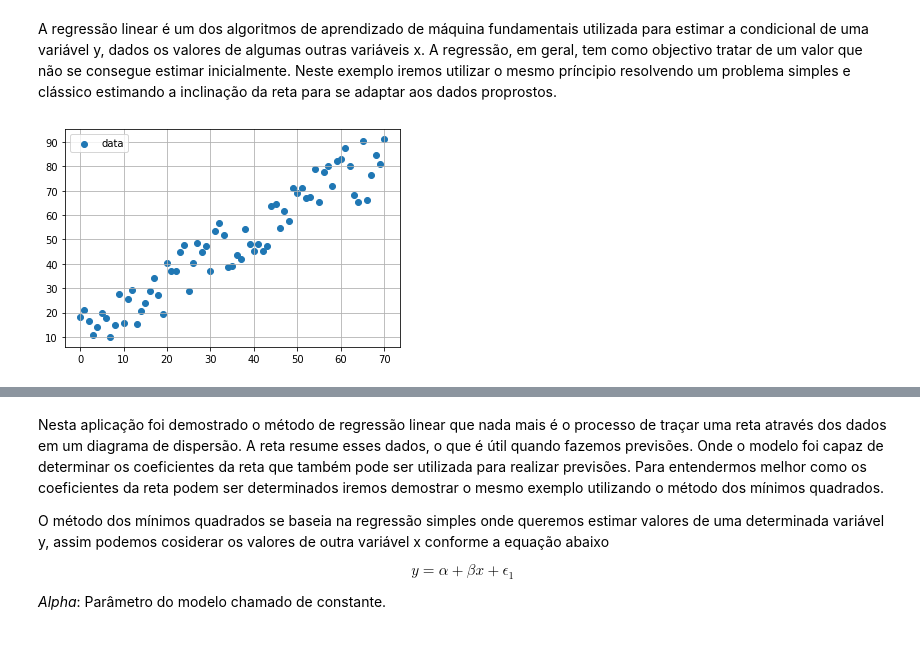
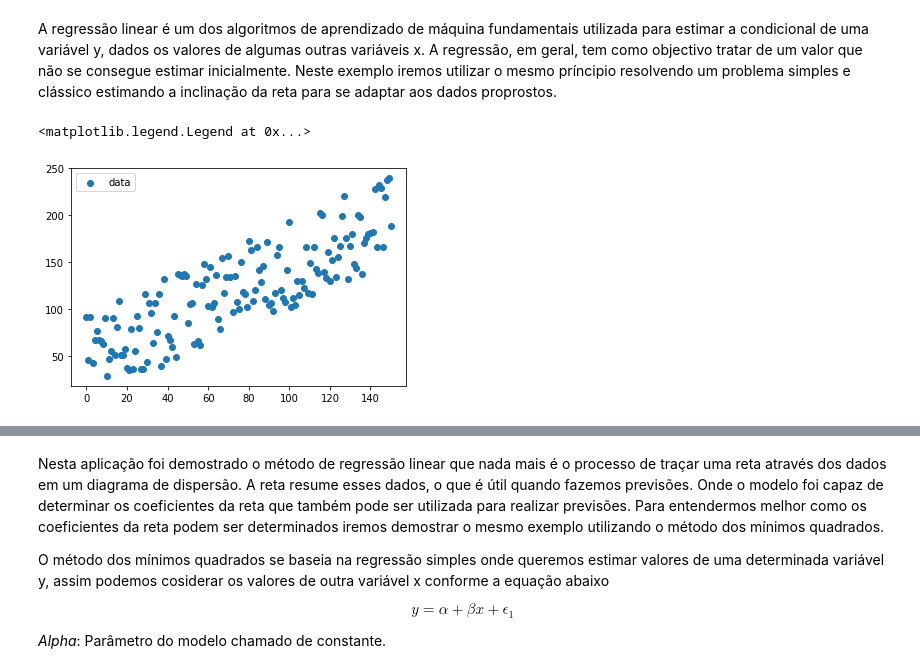
Before and after one commit to silasabs/PIVIC-PIBIC-Comunicacoes-Opticas, a Jupyter notebook: jupyter notebooks/Introduction_ANNs.ipynb, the cells around one changed output, grey strips where cells are left out. Cells and saved outputs as stored; diff of their text form; code cells hidden in the pictures; blank space fills up the shorter version.

```diff
--- a/jupyter notebooks/Introduction_ANNs.ipynb
+++ b/jupyter notebooks/Introduction_ANNs.ipynb
@@ -582,15 +582,16 @@ Rótulo da imagem verdadeira:  9
 # %% [markdown]
 A regressão linear é um dos algoritmos de aprendizado de máquina fundamentais utilizada para estimar a condicional de uma variável y, dados os valores de algumas outras variáveis x. A regressão, em geral, tem como objectivo tratar de um valor que não se consegue estimar inicialmente. Neste exemplo iremos utilizar o mesmo príncipio resolvendo um problema simples e clássico estimando a inclinação da reta para se adaptar aos dados proprostos.
 # %%
-data = np.linspace(0, 70, 71)
-random_data = data + 27 * np.random.random((len(data)))  # Gerando dados aleatórios. Ruídos sobre os dados.
+data = np.linspace(0, 150, 151)
+random_data = data + 95 * np.random.random((len(data)))  # Gerando dados aleatórios. Ruídos sobre os dados.
 
 # Apresentação dos dados de amostragem
 plt.scatter(data, random_data, label = 'data')
 plt.legend()
-plt.grid()
+#plt.grid()
 # %% [output]
+<matplotlib.legend.Legend at 0x...>
-[figure, old version]
+[figure, new version]
 # %%
 # Iremos modelar a reta y = m * x + b com apenas um único neurônio.
 stop = EarlyStopping(monitor='val_loss', patience=5)
```
Also changed, not shown: parts of 6 cells of this notebook.
